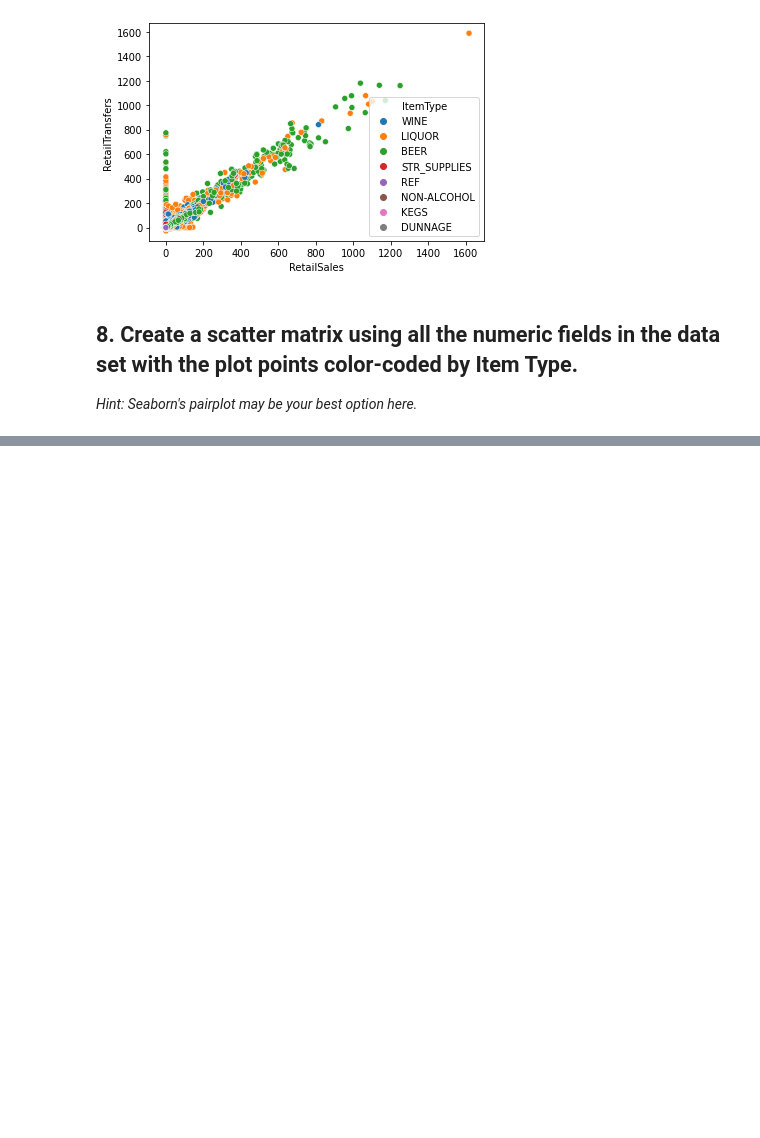
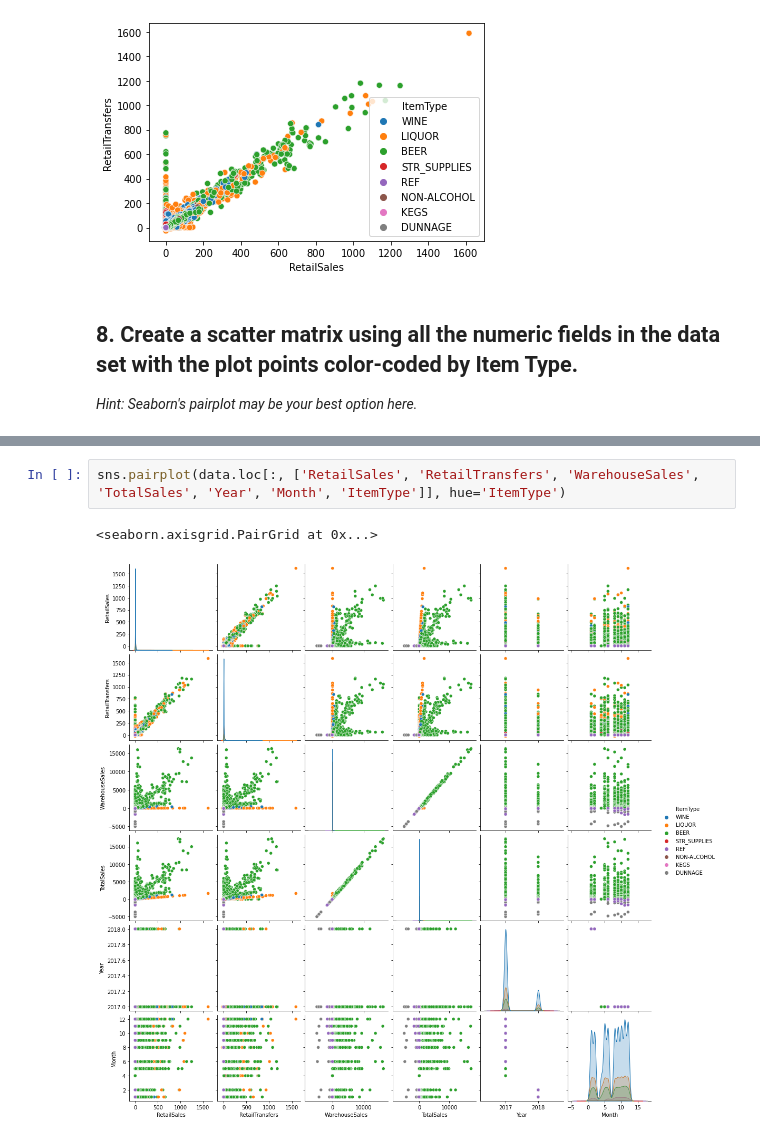
Before and after one commit to ta-data-mex/lab-plotting-multiple-data-series, a Jupyter notebook: your-code/main.ipynb, the cells around one changed output, grey strips where cells are left out. Saved outputs shown, nothing was run; the diff lists cells and outputs as text; blank space fills up the shorter version.

```diff
--- a/your-code/main.ipynb
+++ b/your-code/main.ipynb
@@ -159,0 +160,5 @@ sns.pairplot(data.iloc[:, 6:10])
+# %%
+sns.pairplot(data.loc[:, ['RetailSales', 'RetailTransfers', 'WarehouseSales', 'TotalSales', 'Year', 'Month', 'ItemType']], hue='ItemType')
+# %% [output]
+<seaborn.axisgrid.PairGrid at 0x...>
+[figure, added]
```
Also changed, not shown: parts of 2 cells of this notebook.
